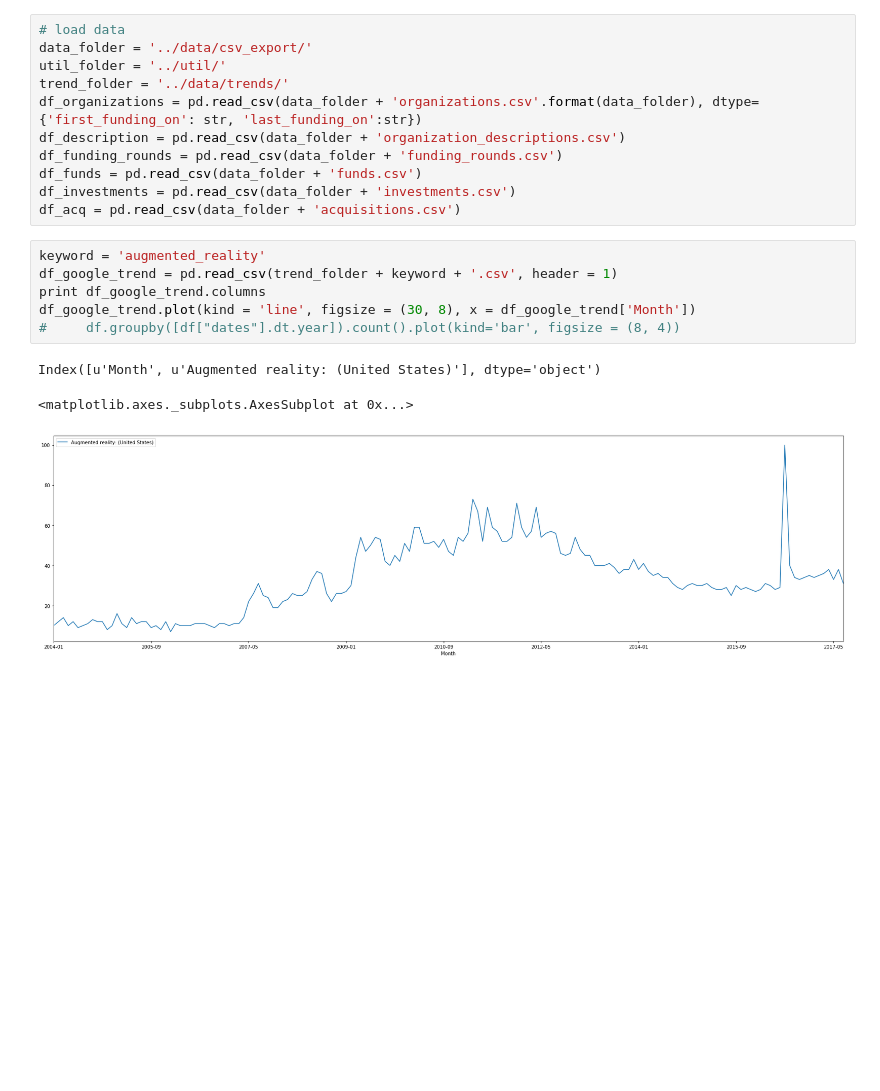
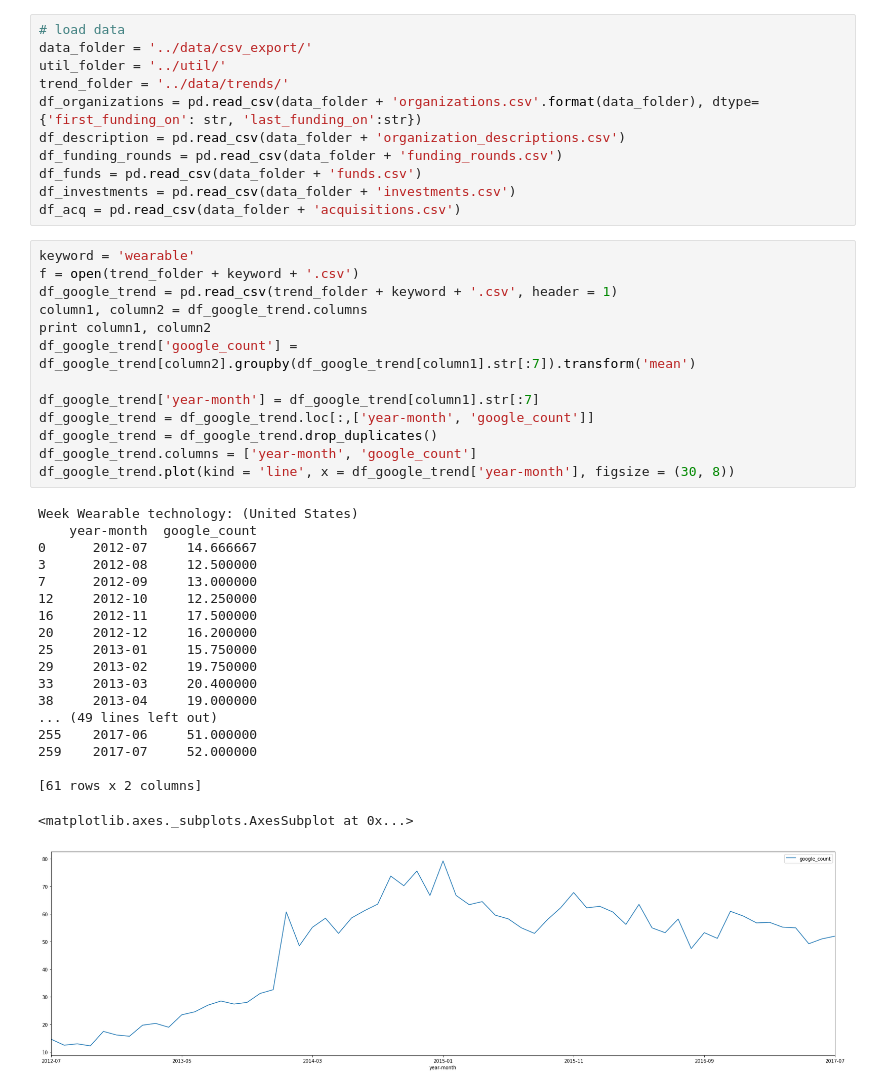
Before and after one commit to coffeemadd/futureplay, a Jupyter notebook: src/visualize_trend.py.ipynb, the cells around one changed output. Cells and saved outputs as stored; diff of their text form; blank space fills up the shorter version.

```diff
--- a/src/visualize_trend.py.ipynb
+++ b/src/visualize_trend.py.ipynb
@@ -24,14 +25,37 @@ df_funding_rounds = pd.read_csv(data_folder + 'funding_rounds.csv')
 df_funds = pd.read_csv(data_folder + 'funds.csv')
 df_investments = pd.read_csv(data_folder + 'investments.csv')
 df_acq = pd.read_csv(data_folder + 'acquisitions.csv')
-# %%
-keyword = 'augmented_reality'
-df_google_trend = pd.read_csv(trend_folder + keyword + '.csv', header = 1)
-print df_google_trend.columns
-df_google_trend.plot(kind = 'line', figsize = (30, 8), x = df_google_trend['Month'])
-#     df.groupby([df["dates"].dt.year]).count().plot(kind='bar', figsize = (8, 4))
-# %% [output]
-Index([u'Month', u'Augmented reality: (United States)'], dtype='object')
-<matplotlib.axes._subplots.AxesSubplot at 0x...>
-[figure, removed]
+# %%
+keyword = 'wearable'
+f = open(trend_folder + keyword + '.csv')
+df_google_trend = pd.read_csv(trend_folder + keyword + '.csv', header = 1)
+column1, column2 = df_google_trend.columns
+print column1, column2
+df_google_trend['google_count'] = df_google_trend[column2].groupby(df_google_trend[column1].str[:7]).transform('mean')
+
+df_google_trend['year-month'] = df_google_trend[column1].str[:7]
+df_google_trend = df_google_trend.loc[:,['year-month', 'google_count']]
+df_google_trend = df_google_trend.drop_duplicates()
+df_google_trend.columns = ['year-month', 'google_count']
+df_google_trend.plot(kind = 'line', x = df_google_trend['year-month'], figsize = (30, 8))
+# %% [output]
+Week Wearable technology: (United States)
+    year-month  google_count
+0      2012-07     14.666667
+3      2012-08     12.500000
+7      2012-09     13.000000
+12     2012-10     12.250000
+16     2012-11     17.500000
+20     2012-12     16.200000
+25     2013-01     15.750000
+29     2013-02     19.750000
+33     2013-03     20.400000
+38     2013-04     19.000000
+... (49 lines left out)
+255    2017-06     51.000000
+259    2017-07     52.000000
+
+[61 rows x 2 columns]
+<matplotlib.axes._subplots.AxesSubplot at 0x...>
+[figure, added]
 # %%
```
Also changed, not shown: parts of 5 cells of this notebook.
